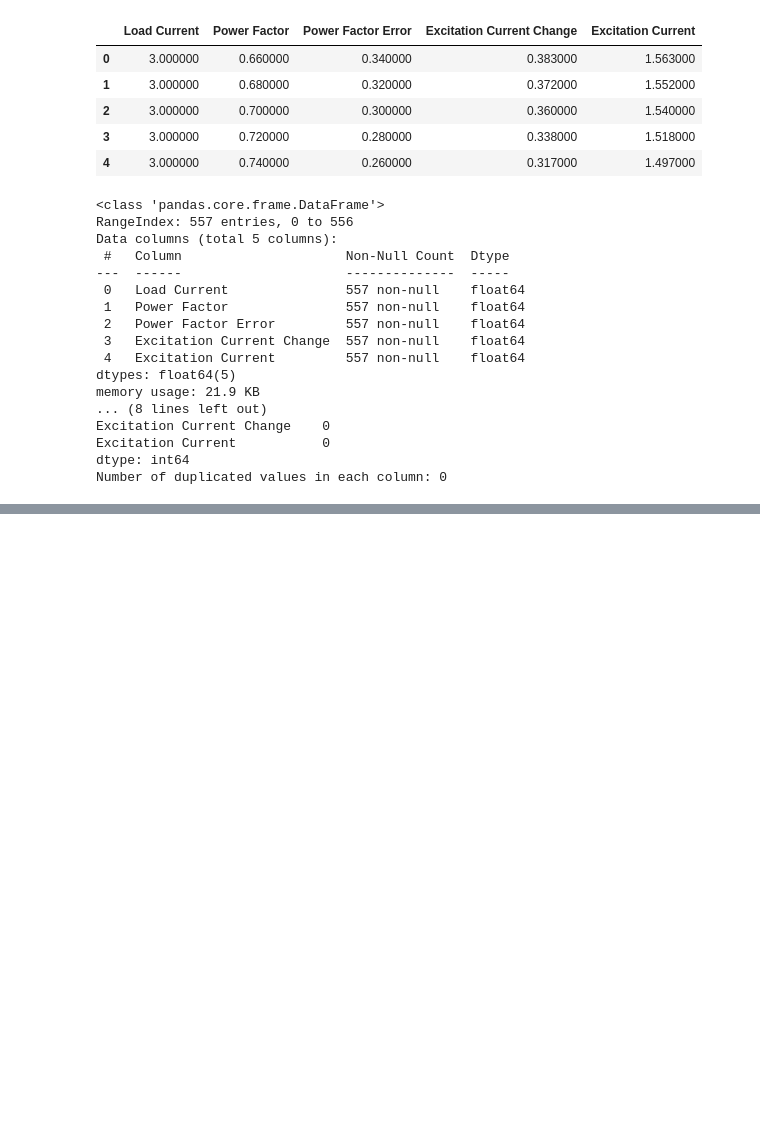
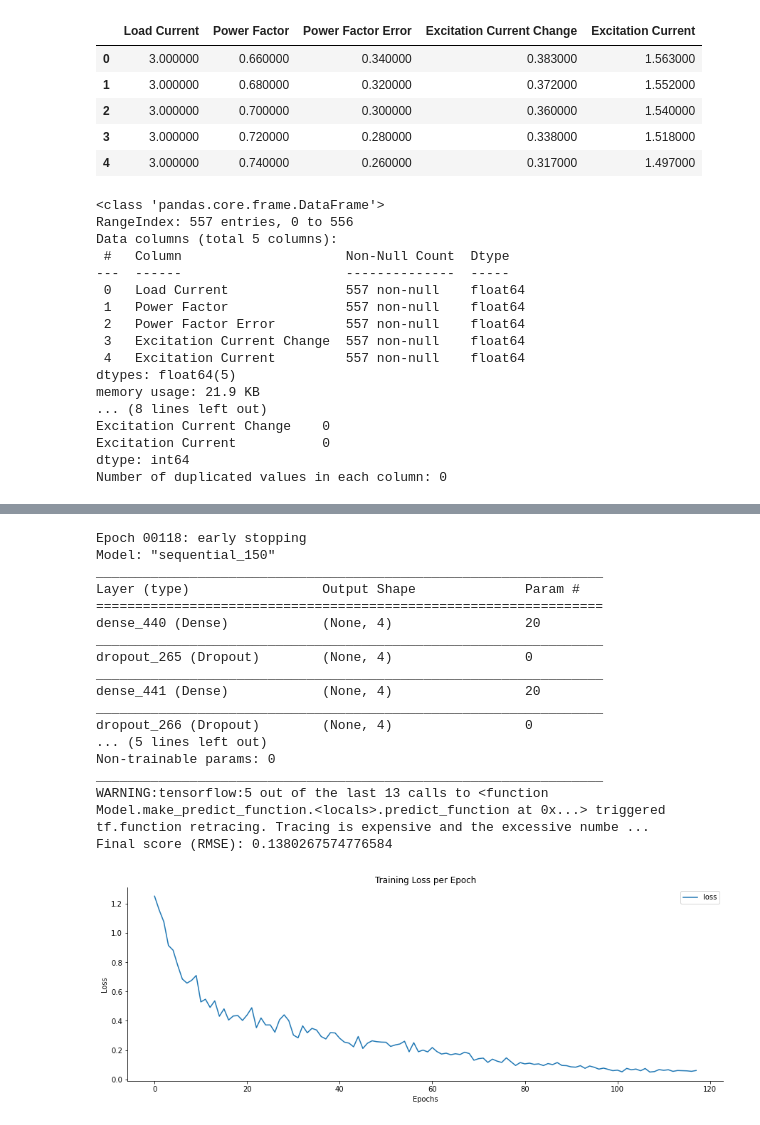
Before and after one commit to YongchangXie/INM701, a Jupyter notebook: Untitled.ipynb, the cells around one changed output, grey strips where cells are left out. Cells and saved outputs as stored; diff of their text form; code cells hidden in the pictures; blank space fills up the shorter version.

```diff
--- a/Untitled.ipynb
+++ b/Untitled.ipynb
@@ -161,5 +187 @@ Number of Outlier: 0
 Number of Outlier: 0
-# %%
-# Shuffling dataset for further split dataset into training set and validation set
-df = df.reindex(np.random.permutation(df.index))
-df.reset_index(inplace=True, drop=True)
@@ -490,0 +218,76 @@ ValueError: in user code:
+# %%
+# Creating a Neural Networks model by using Tensorflow/Keras library
+from tensorflow.keras.models import Sequential
+from tensorflow.keras.layers import Dense, Activation, Dropout
+from tensorflow.keras.optimizers import Adam
+from tensorflow.keras.callbacks import EarlyStopping
+from sklearn.metrics import confusion_matrix
+from sklearn.metrics import accuracy_score
+
+# Set up a keras model & Initialising the ANN
+model = Sequential()
+
+# Adding the input layer and first hidden layer
+model.add(Dense(4,input_dim=X.shape[1], activation='relu'))
+# Setting the number of neurons is 4,input_dim is the number of columns of the dataset,the activation function is ReLU in this case
+# Adding dropout to prevent overfitting
+model.add(Dropout(0.1))
+
+
+# Adding second hidden layers with 4 neurons
+model.add(Dense(4,activation='relu'))
+# Adding dropout to prevent overfitting
+model.add(Dropout(0.1))
+
+
+# Adding output layer with 1 output value
+model.add(Dense(1))
+
+# Compiling the ANN
+model.compile(optimizer='adam',loss='mse')
+# Chose adam as optimizer for gradient descent, loss function is L2 mean squared error
+
+#Setting a monitor for early stopping
+monitor = EarlyStopping(monitor='loss', min_delta=1e-100, patience=10, verbose=1, mode='auto')
+# loss function be monitored,minimum change in the monitored quantity to qualify as an improvement is 0.00001,10 epochs with no improvement after training will be stopped. auto mode is selected
+
+# Fitting the ANN into the Training set with early stopping
+model.fit(X_train,y_train,callbacks=[monitor],verbose=0,epochs=500)
+# berbose =2 - shows summary progress output
+
+model.summary()
+
+# Visualise the training loss per epoch inorder to see if there is overfitting or not.
+losses = pd.DataFrame(model.history.history)
+plt.figure(figsize=(15,5))
+sns.lineplot(data=losses)
+plt.xlabel('Epochs')
+plt.ylabel('Loss')
+plt.title('Training Loss per Epoch')
+sns.despine()
+
+# Predictions on the test Set
+Predictions = model.predict(X_test)
+
+# Evaluation on test data by using RMSE (Root Mean Squared Error)
+RMSE = np.sqrt(metrics.mean_squared_error(Predictions,y_test))
+print("Final score (RMSE): {}".format(RMSE))
+# %% [output]
+Epoch 00118: early stopping
+Model: "sequential_150"
+_________________________________________________________________
+Layer (type)                 Output Shape              Param #
+=================================================================
+dense_440 (Dense)            (None, 4)                 20
+_________________________________________________________________
+dropout_265 (Dropout)        (None, 4)                 0
+_________________________________________________________________
+dense_441 (Dense)            (None, 4)                 20
+_________________________________________________________________
+dropout_266 (Dropout)        (None, 4)                 0
+... (5 lines left out)
+Non-trainable params: 0
+_________________________________________________________________
+WARNING:tensorflow:5 out of the last 13 calls to <function Model.make_predict_function.<locals>.predict_function at 0x...> triggered tf.function retracing. Tracing is expensive and the excessive numbe ...
+Final score (RMSE): 0.1380267574776584
+[figure, added]
```
Also changed, not shown: parts of 23 cells of this notebook.
